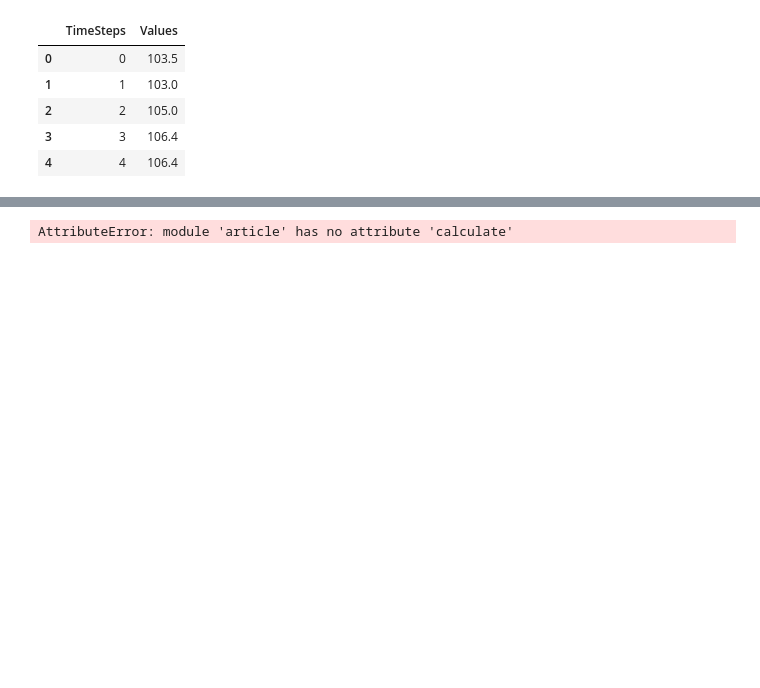
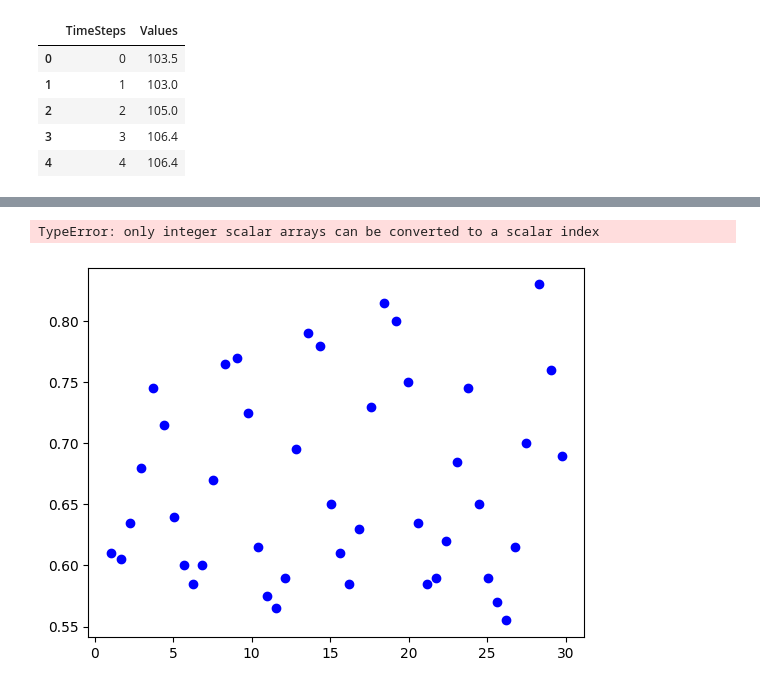
Before and after one commit to IgnacyBerent/BrainLab, a Jupyter notebook: article_images.ipynb, the cells around one changed output, grey strips where cells are left out. Saved outputs shown, nothing was run; the diff lists cells and outputs as text; code cells hidden in the pictures; blank space fills up the shorter version.

```diff
--- a/article_images.ipynb
+++ b/article_images.ipynb
@@ -31,4 +32,10 @@ rr_signal = prsa.get_rr_intervals(df, 0.8, 90, True, 'rr_intervals')
+# %%
+# make np.array from all rr_intervals_dict values
+rr_intervals_v = np.array(list(rr_signal_dict.values()))
 # %%
-prsa_signal, anchor_points = article.calculate(rr_signal, 3, 'AC', 0.2)
+prsa_signal, anchor_points = article.calculate(rr_intervals_v, 3, 'AC', 0.2)
-# %% [output]
-AttributeError: module 'article' has no attribute 'calculate'
+# %%
+article.plot_with_anchors(rr_signal_dict, anchor_points, 3)
+# %% [output]
+TypeError: only integer scalar arrays can be converted to a scalar index
+[figure, added]
```
Also changed, not shown: parts of 4 cells of this notebook, 1 other file.
